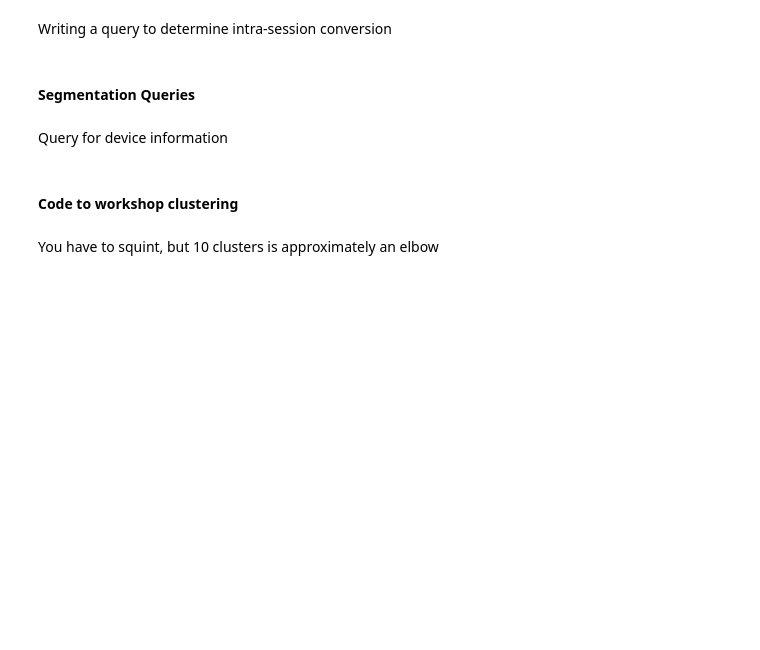
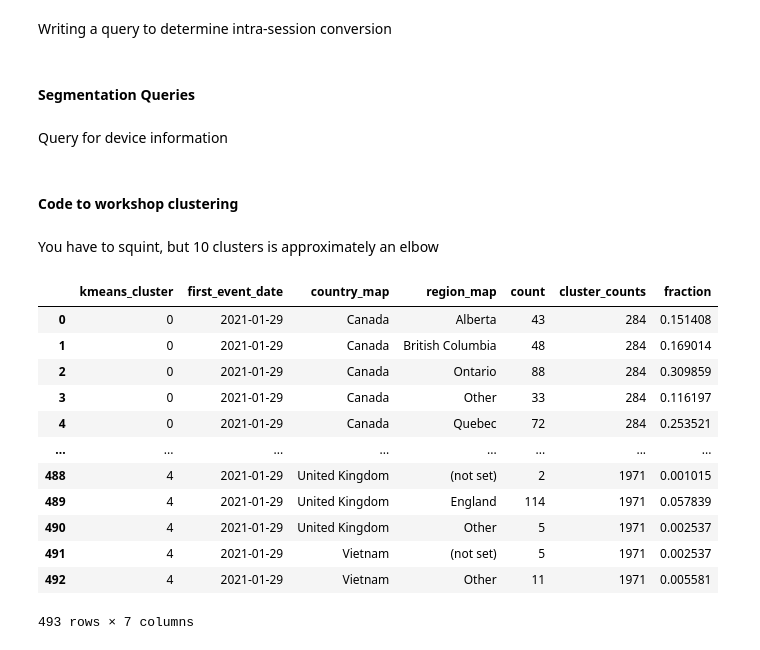
Before and after one commit to SJBales/ecommerce-funnel-analysis, a Jupyter notebook: notebooks/workshop.ipynb, the cells around one changed output. Saved outputs shown, nothing was run; the diff lists cells and outputs as text; code cells hidden in the pictures; blank space fills up the shorter version.

```diff
--- a/notebooks/workshop.ipynb
+++ b/notebooks/workshop.ipynb
@@ -246,0 +245,30 @@ KMeans(n_clusters=5).fit_predict(prepped_cluster_df)
+# %%
+clust_df['kmeans_cluster'] = KMeans(n_clusters=5).fit_predict(prepped_cluster_df)
+# %%
+explainer_df = clust_df.copy().reset_index().drop(columns='user_pseudo_id')\
+    .groupby(['kmeans_cluster',
+              'first_event_date',
+              'country_map',
+              'region_map']).value_counts().reset_index()
+
+cluster_counts = clust_df['kmeans_cluster'].value_counts()
+
+explainer_df['cluster_counts'] = explainer_df['kmeans_cluster'].map(cluster_counts)
+# %%
+explainer_df['fraction'] = explainer_df['count'] / explainer_df['cluster_counts']
+# %%
+explainer_df
+# %% [output]
+|  | kmeans_cluster | first_event_date | country_map | region_map | count | cluster_counts | fraction |
+| 0 | 0 | 2021-01-29 | Canada | Alberta | 43 | 284 | 0.151408 |
+| 1 | 0 | 2021-01-29 | Canada | British Columbia | 48 | 284 | 0.169014 |
+| 2 | 0 | 2021-01-29 | Canada | Ontario | 88 | 284 | 0.309859 |
+| 3 | 0 | 2021-01-29 | Canada | Other | 33 | 284 | 0.116197 |
+| 4 | 0 | 2021-01-29 | Canada | Quebec | 72 | 284 | 0.253521 |
+| ... | ... | ... | ... | ... | ... | ... | ... |
+| 488 | 4 | 2021-01-29 | United Kingdom | (not set) | 2 | 1971 | 0.001015 |
+| 489 | 4 | 2021-01-29 | United Kingdom | England | 114 | 1971 | 0.057839 |
+| 490 | 4 | 2021-01-29 | United Kingdom | Other | 5 | 1971 | 0.002537 |
+| 491 | 4 | 2021-01-29 | Vietnam | (not set) | 5 | 1971 | 0.002537 |
+| 492 | 4 | 2021-01-29 | Vietnam | Other | 11 | 1971 | 0.005581 |
+493 rows × 7 columns
```
Also changed, not shown: parts of 1 cell of this notebook, 1 other file.
